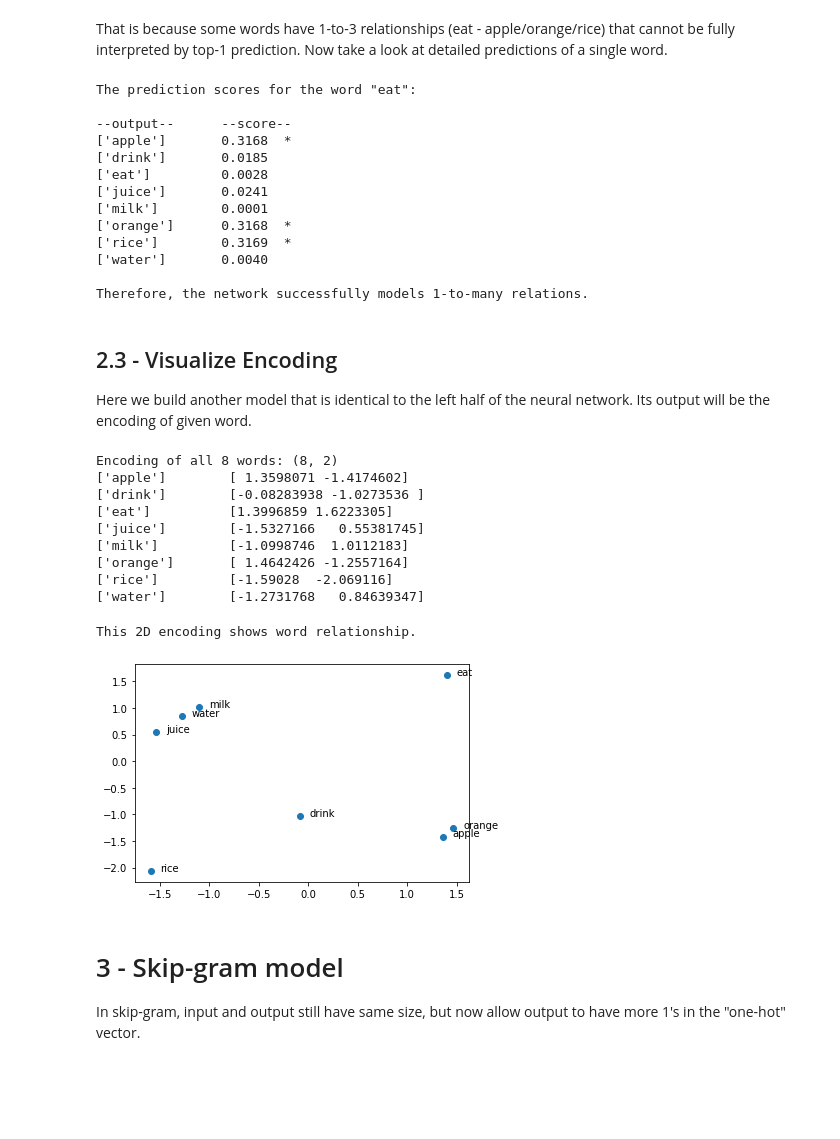
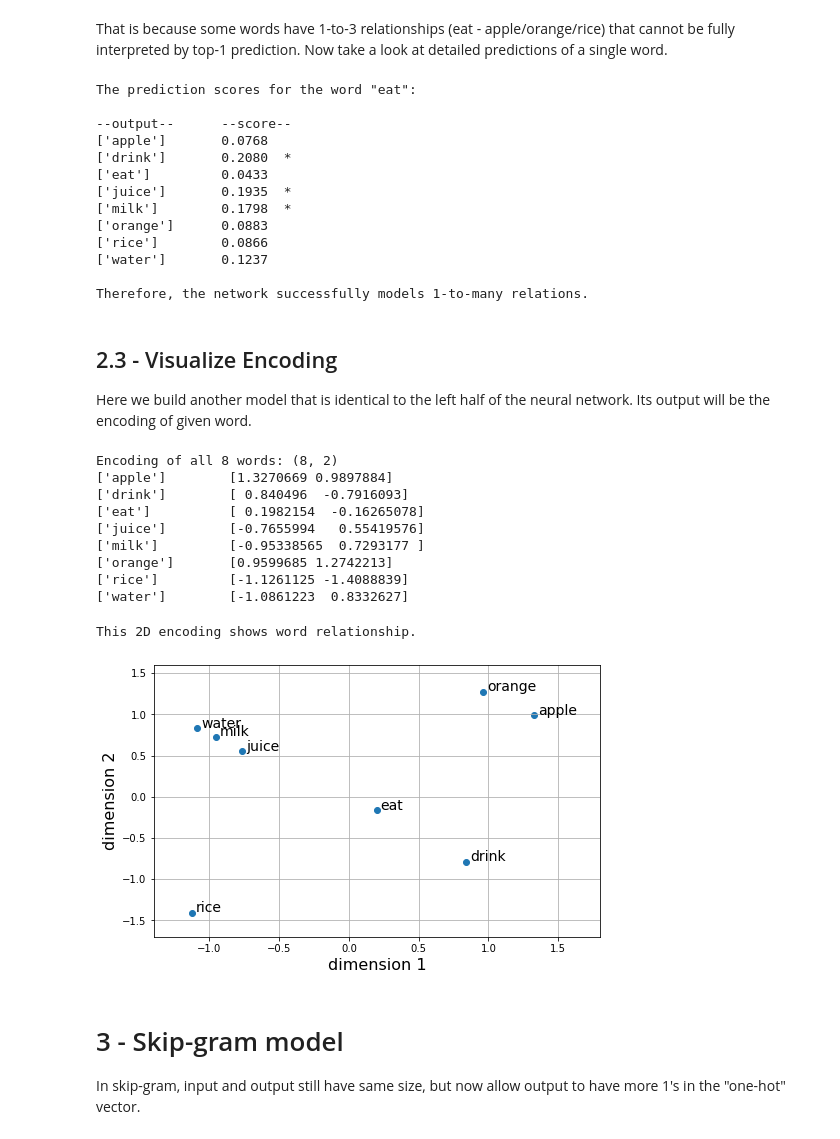
Before and after one commit to hfyxin/word-embedding-intuition-TF20, a Jupyter notebook: word embedding intuition (wevi).ipynb, the cells around one changed output. Drawn from its saved outputs; the diff is of its cells as text; code cells hidden in the pictures; blank space fills up the shorter version.

```diff
--- a/word embedding intuition (wevi).ipynb
+++ b/word embedding intuition (wevi).ipynb
@@ -269,7 +278,7 @@ word = 'eat'   # change this
 
 print('The prediction scores for the word "{}":\n'.format(word))
 print('--output--\t--score--')
-scores = model.predict(ohot.transform([[word]]))[0]
+scores = model.predict(ohot.transform([[word]]).toarray())[0]
 for label_, score_ in zip(vocab, scores):
     print(label_, '\t{:.4f}'.format(score_), end='\t')
     if score_ > 1.0/8: print('*')
@@ -279,14 +288,14 @@ print('\nTherefore, the network successfully models 1-to-many relations.')
 The prediction scores for the word "eat":
 
 --output--      --score--
-['apple']       0.3168  *
-['drink']       0.0185
-['eat']         0.0028
-['juice']       0.0241
-['milk']        0.0001
-['orange']      0.3168  *
-['rice']        0.3169  *
-['water']       0.0040
+['apple']       0.0768
+['drink']       0.2080  *
+['eat']         0.0433
+['juice']       0.1935  *
+['milk']        0.1798  *
+['orange']      0.0883
+['rice']        0.0866
+['water']       0.1237
 
 Therefore, the network successfully models 1-to-many relations.
 # %% [markdown]
@@ -296,26 +305,32 @@ Here we build another model that is identical to the left half of the neural net
 # encoding model
 enc_model = tf.keras.Model(inputs=model.input,
                            outputs=model.get_layer('encoder').output)
-vocab_enc = enc_model.predict(ohot.transform(vocab))
+vocab_enc = enc_model.predict(ohot.transform(vocab).toarray())
 print('Encoding of all 8 words:', vocab_enc.shape)
 for word, enc in zip(vocab, vocab_enc):
     print(word, '\t', enc)
 # %% [output]
 Encoding of all 8 words: (8, 2)
-['apple']        [ 1.3598071 -1.4174602]
-['drink']        [-0.08283938 -1.0273536 ]
-['eat']          [1.3996859 1.6223305]
-['juice']        [-1.5327166   0.55381745]
-['milk']         [-1.0998746  1.0112183]
-['orange']       [ 1.4642426 -1.2557164]
-['rice']         [-1.59028  -2.069116]
-['water']        [-1.2731768   0.84639347]
+['apple']        [1.3270669 0.9897884]
+['drink']        [ 0.840496  -0.7916093]
+['eat']          [ 0.1982154  -0.16265078]
+['juice']        [-0.7655994   0.55419576]
+['milk']         [-0.95338565  0.7293177 ]
+['orange']       [0.9599685 1.2742213]
+['rice']         [-1.1261125 -1.4088839]
+['water']        [-1.0861223  0.8332627]
-# %%
-plot_enc_2d(vocab_enc, vocab)
-print('This 2D encoding shows word relationship.')
-# %% [output]
-This 2D encoding shows word relationship.
-[figure, removed]
+# %%
+vocab_disp = [word[0] for word in vocab]
+plt.figure(figsize=(8,5))
+plot_enc_2d(vocab_enc, vocab_disp, offset=[0.03,0.01])
+plt.xlim([-1.4,1.8])
+plt.ylim([-1.7,1.6])
+plt.xlabel('dimension 1', fontsize=16)
+plt.ylabel('dimension 2', fontsize=16)
+print('This 2D encoding shows word relationship.')
+# %% [output]
+This 2D encoding shows word relationship.
+[figure, added]
 # %% [markdown]
 # 3 - Skip-gram model
 In skip-gram, input and output still have same size, but now allow output to have more 1's in the "one-hot" vector.
```
Also changed, not shown: parts of 19 cells of this notebook.
